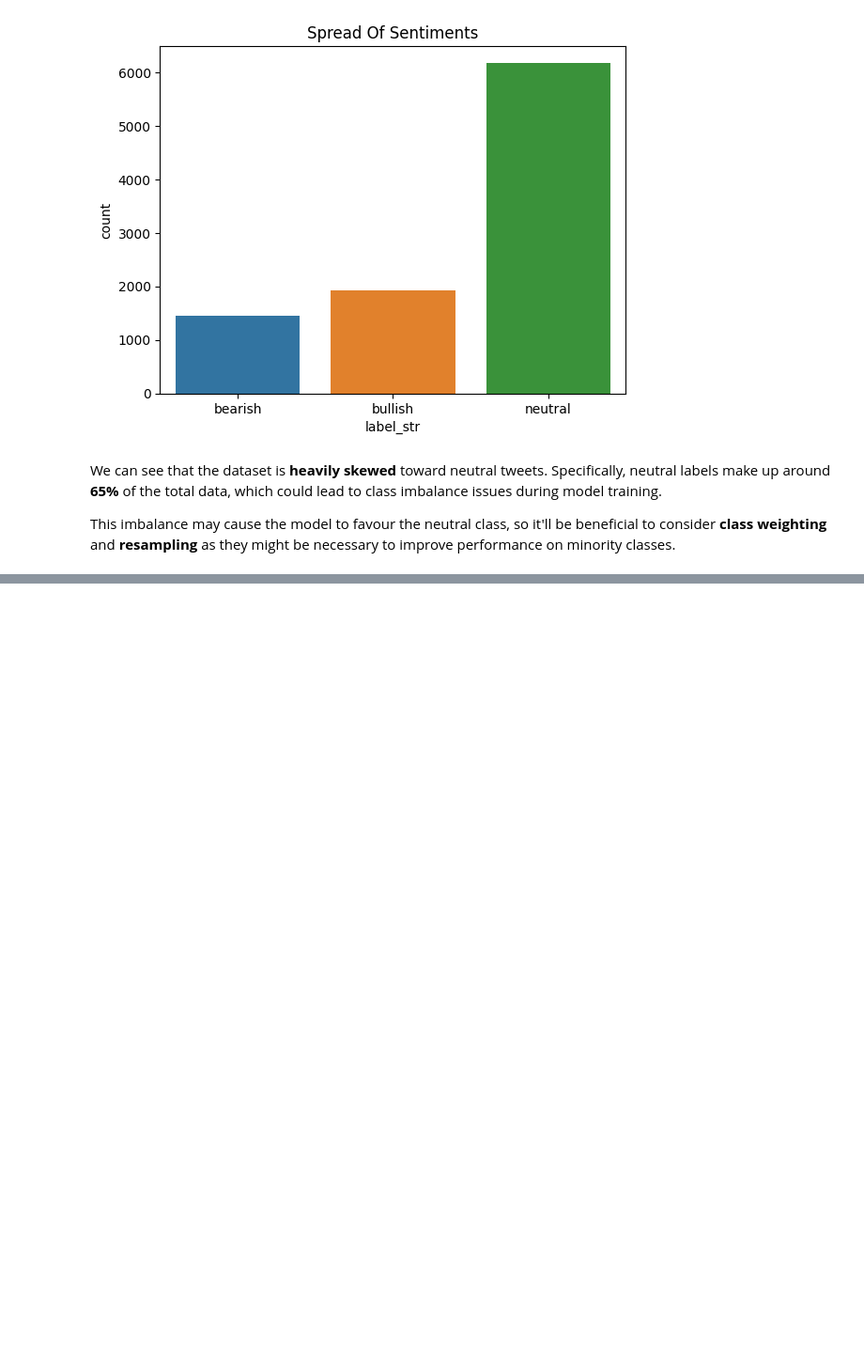
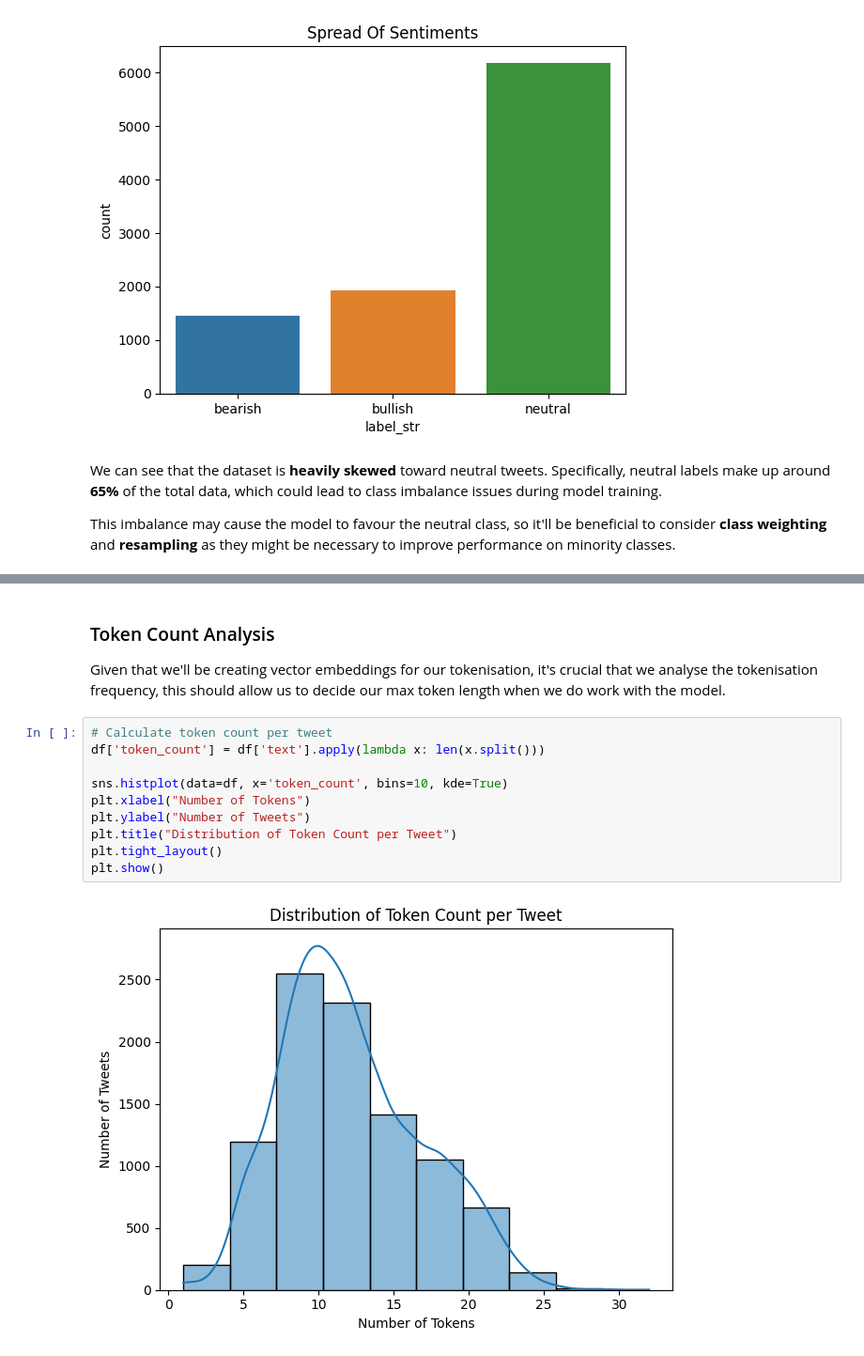
Before and after one commit to anuragcodesdev/financial-sentiment-analysis, a Jupyter notebook: notebooks/01_eda_financial_tweets.ipynb, the cells around one changed output, grey strips where cells are left out. Shown at 94% size. Saved outputs shown, nothing was run; the diff lists cells and outputs as text; blank space fills up the shorter version.

```diff
--- a/notebooks/01_eda_financial_tweets.ipynb
+++ b/notebooks/01_eda_financial_tweets.ipynb
@@ -97,0 +128,15 @@ This imbalance may cause the model to favour the neutral class, so it'll be bene
+# %% [markdown]
+### Token Count Analysis
+Given that we'll be creating vector embeddings for our tokenisation, it's crucial that we analyse the tokenisation frequency, this should allow us to decide our max token length when we do work with the model.
+# %%
+# Calculate token count per tweet
+df['token_count'] = df['text'].apply(lambda x: len(x.split()))
+
+sns.histplot(data=df, x='token_count', bins=10, kde=True)
+plt.xlabel("Number of Tokens")
+plt.ylabel("Number of Tweets")
+plt.title("Distribution of Token Count per Tweet")
+plt.tight_layout()
+plt.show()
+# %% [output]
+[figure, added]
```
Also changed, not shown: parts of 20 cells of this notebook, 2 other files.
